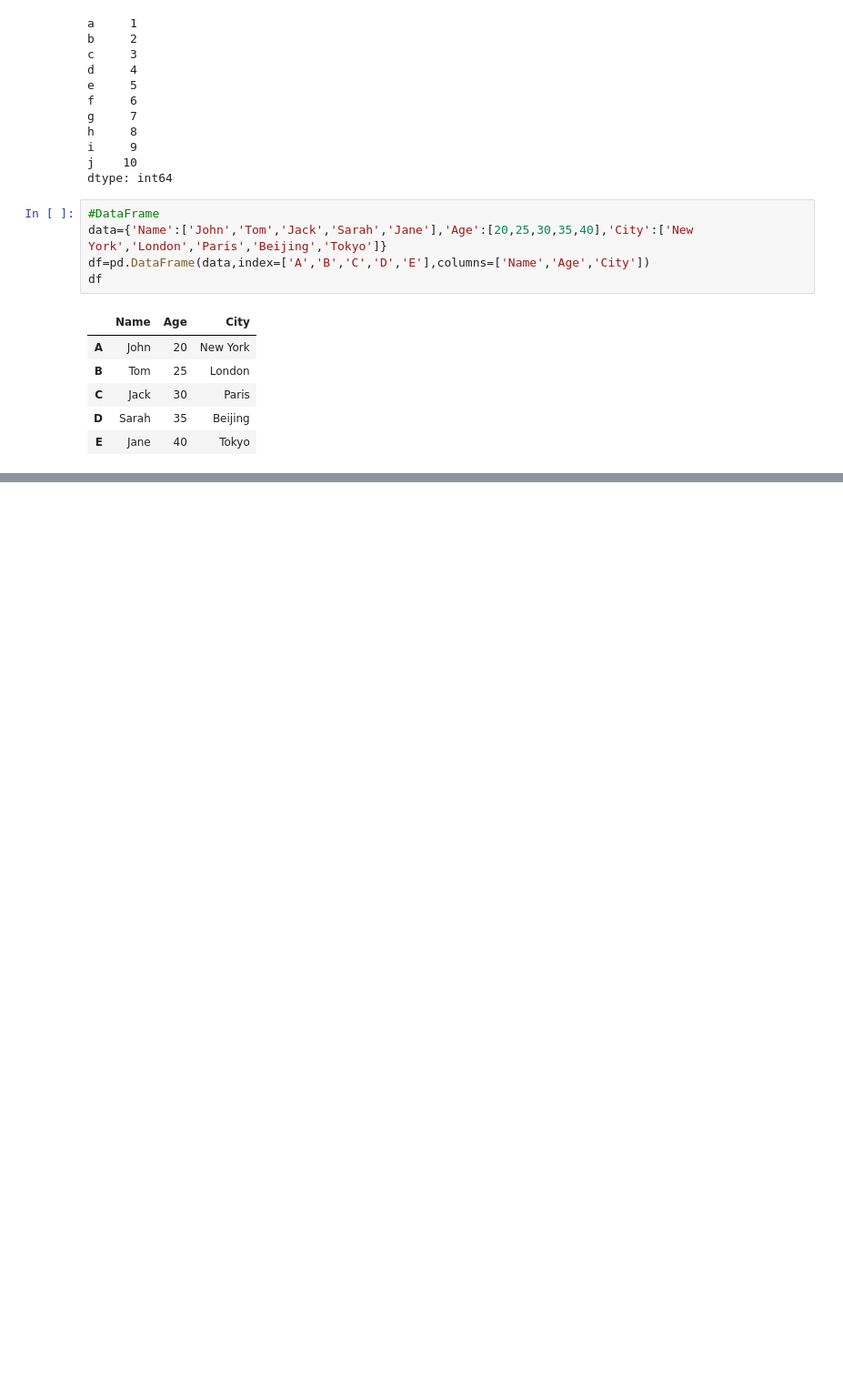
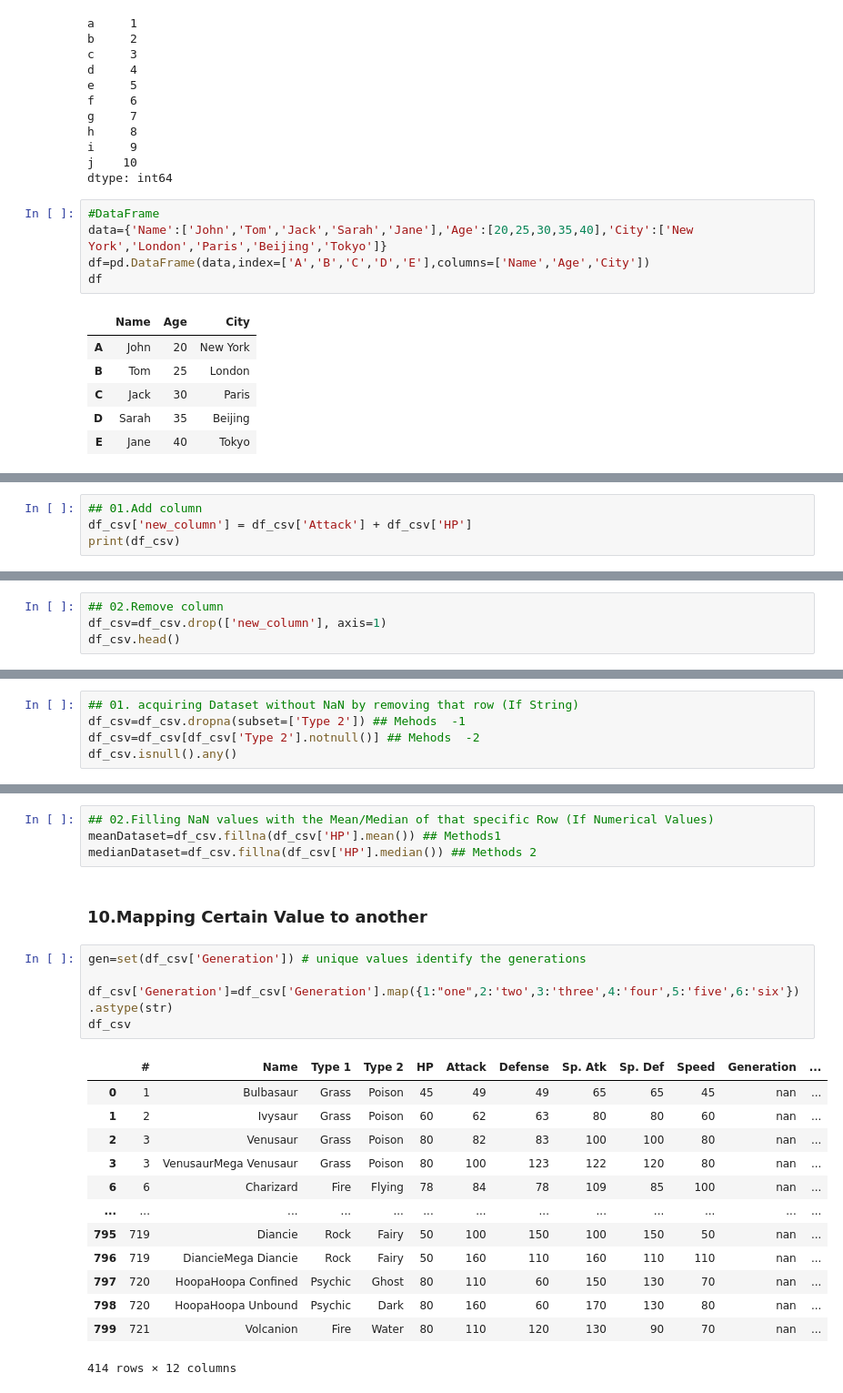
Before and after one commit to Siva1204Tharsh/Pandas-py, a Jupyter notebook: Pandas.ipynb, the cells around one changed output, grey strips where cells are left out. Shown at 91% size. Drawn from its saved outputs; the diff is of its cells as text; blank space fills up the shorter version.

```diff
--- a/Pandas.ipynb
+++ b/Pandas.ipynb
@@ -76,0 +203,4 @@ df
+# %%
+## 01.Add column
+df_csv['new_column'] = df_csv['Attack'] + df_csv['HP']
+print(df_csv)
@@ -76,0 +225,4 @@ df
+# %%
+## 02.Remove column
+df_csv=df_csv.drop(['new_column'], axis=1)
+df_csv.head()
@@ -76,0 +262,5 @@ df
+# %%
+## 01. acquiring Dataset without NaN by removing that row (If String)
+df_csv=df_csv.dropna(subset=['Type 2']) ## Mehods  -1
+df_csv=df_csv[df_csv['Type 2'].notnull()] ## Mehods  -2
+df_csv.isnull().any()
@@ -76,0 +281,25 @@ df
+# %%
+## 02.Filling NaN values with the Mean/Median of that specific Row (If Numerical Values)
+meanDataset=df_csv.fillna(df_csv['HP'].mean()) ## Methods1
+medianDataset=df_csv.fillna(df_csv['HP'].median()) ## Methods 2
+# %% [markdown]
+### 10.Mapping Certain Value to another
+# %%
+gen=set(df_csv['Generation']) # unique values identify the generations
+
+df_csv['Generation']=df_csv['Generation'].map({1:"one",2:'two',3:'three',4:'four',5:'five',6:'six'}).astype(str)
+df_csv
+# %% [output]
+|  | # | Name | Type 1 | Type 2 | HP | Attack | Defense | Sp. Atk | Sp. Def | Speed | Generation | ... |
+| 0 | 1 | Bulbasaur | Grass | Poison | 45 | 49 | 49 | 65 | 65 | 45 | nan | ... |
+| 1 | 2 | Ivysaur | Grass | Poison | 60 | 62 | 63 | 80 | 80 | 60 | nan | ... |
+| 2 | 3 | Venusaur | Grass | Poison | 80 | 82 | 83 | 100 | 100 | 80 | nan | ... |
+| 3 | 3 | VenusaurMega Venusaur | Grass | Poison | 80 | 100 | 123 | 122 | 120 | 80 | nan | ... |
+| 6 | 6 | Charizard | Fire | Flying | 78 | 84 | 78 | 109 | 85 | 100 | nan | ... |
+| ... | ... | ... | ... | ... | ... | ... | ... | ... | ... | ... | ... | ... |
+| 795 | 719 | Diancie | Rock | Fairy | 50 | 100 | 150 | 100 | 150 | 50 | nan | ... |
+| 796 | 719 | DiancieMega Diancie | Rock | Fairy | 50 | 160 | 110 | 160 | 110 | 110 | nan | ... |
+| 797 | 720 | HoopaHoopa Confined | Psychic | Ghost | 80 | 110 | 60 | 150 | 130 | 70 | nan | ... |
+| 798 | 720 | HoopaHoopa Unbound | Psychic | Dark | 80 | 160 | 60 | 170 | 130 | 80 | nan | ... |
+| 799 | 721 | Volcanion | Fire | Water | 80 | 110 | 120 | 130 | 90 | 70 | nan | ... |
+414 rows × 12 columns
```
Also changed, not shown: parts of 24 cells of this notebook, 3 other files.
